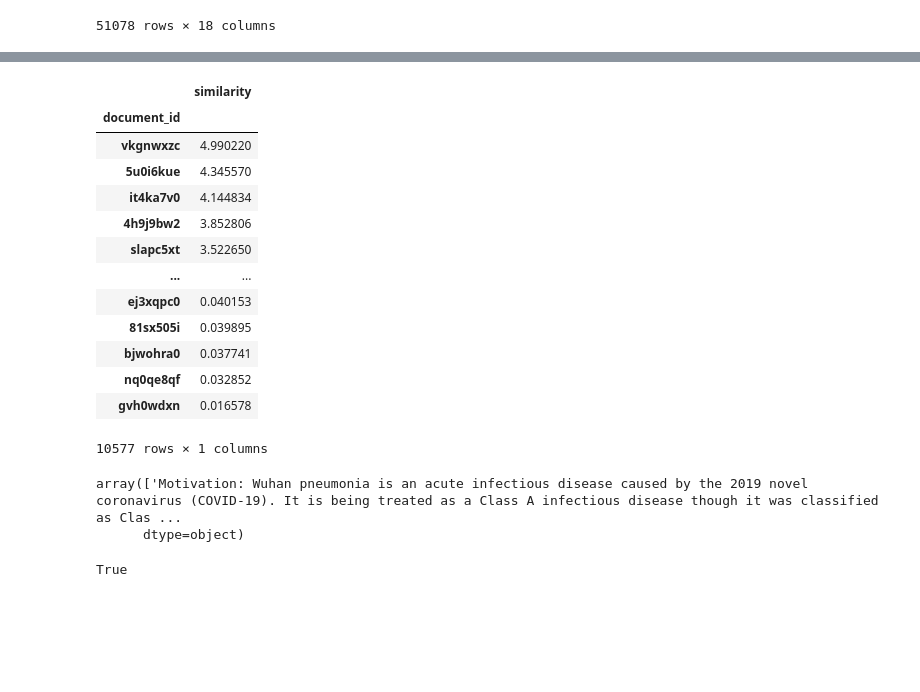
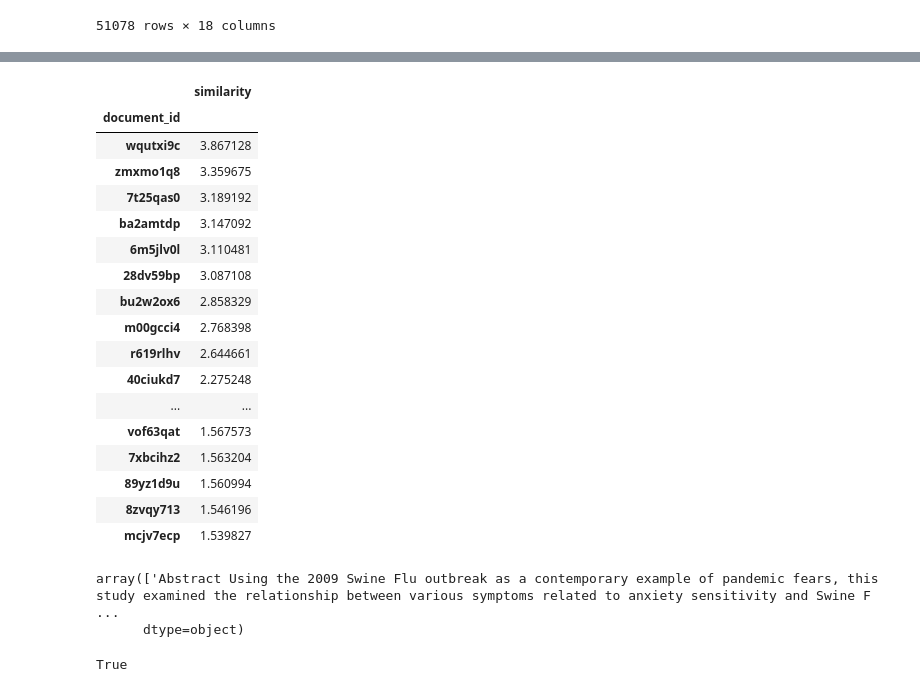
Before and after one commit to DomnenkoB/Hybrid-Search-Engine, a Jupyter notebook: Sample Notebook.ipynb, the cells around one changed output, grey strips where cells are left out. Cells and saved outputs as stored; diff of their text form; code cells hidden in the pictures; blank space fills up the shorter version.

```diff
--- a/Sample Notebook.ipynb
+++ b/Sample Notebook.ipynb
@@ -32,15 +40,27 @@ sample_df
 | 51076 | 4x1ckr2i | a67dae6e5f2b58a6f16aaed4011c694f9... | Elsevier | eIF3f: A central regulator of the... | 10.1016/j.biocel.2013.06.001 | PMC7108353 | 23769948.0 | els-covid | Abstract The eukaryotic initiatio... | 2013-10-31 | ... |
 | 51077 | 1peoakxt | NaN | Elsevier | The pathogenic role of virus-spec... | 10.1016/0165-5728(91)91228-5 | PMC7119703 | NaN | els-covid | NaN | 1991-12-31 | ... |
 51078 rows × 18 columns
+# %%
+LOAD_FROM_FILE = False
 # %%
 text_cols = ["title", "abstract"]
 id_column = "cord_uid"
 
-start_time = time.time()
+if LOAD_FROM_FILE:
+    index_df = pd.read_json("data/index_df_cs.json", orient="records")
+    documents_df = pd.read_json("data/documents_df_cs.json", orient="records")
 
-index_df, documents_df = build_index_from_df(sample_df, columns=text_cols, id_column=id_column, filtering_columns=[])
+    index_df["token vector"] = index_df["token vector"].apply(np.array)
 
-execution_time = time.time() - start_time
+    for col in text_cols:
+        index_df[col] = index_df[col].apply(np.array, dtype=np.int32)
+        index_df[f"{col} TF"] = index_df[f"{col} TF"].apply(np.array, dtype=np.int32)
+else:
+    start_time = time.time()
 
-print("--- %s seconds ---" % execution_time)
+    index_df, documents_df = build_index_from_df(sample_df, columns=text_cols, id_column=id_column, filtering_columns=[], lower=False)
+
+    execution_time = time.time() - start_time
+
+    print("--- %s seconds ---" % execution_time)
 # %% [output]
@@ -70,2 +71,4 @@ index_df.head(200)
 # %%
-engine = SearchEngine(index=index_df, documents_df=documents_df, columns=text_cols)
+config = {}
+config["lower"] = False
+engine = SearchEngine(index=index_df, documents_df=documents_df, columns=text_cols, config=config)
@@ -74,26 +75,32 @@ query = "covid incubation time"
+# %%
+query = "COVID symptoms"
 # %%
 result = engine.find(query=query)
 # %%
-result
+result.head(50)
 # %% [output]
 |  | similarity |
 | document_id |  |
-| vkgnwxzc | 4.990220 |
-| 5u0i6kue | 4.345570 |
-| it4ka7v0 | 4.144834 |
-| 4h9j9bw2 | 3.852806 |
-| slapc5xt | 3.522650 |
+| wqutxi9c | 3.867128 |
+| zmxmo1q8 | 3.359675 |
+| 7t25qas0 | 3.189192 |
+| ba2amtdp | 3.147092 |
+| 6m5jlv0l | 3.110481 |
+| 28dv59bp | 3.087108 |
+| bu2w2ox6 | 2.858329 |
+| m00gcci4 | 2.768398 |
+| r619rlhv | 2.644661 |
+| 40ciukd7 | 2.275248 |
 | ... | ... |
-| ej3xqpc0 | 0.040153 |
-| 81sx505i | 0.039895 |
-| bjwohra0 | 0.037741 |
-| nq0qe8qf | 0.032852 |
-| gvh0wdxn | 0.016578 |
+| vof63qat | 1.567573 |
+| 7xbcihz2 | 1.563204 |
+| 89yz1d9u | 1.560994 |
+| 8zvqy713 | 1.546196 |
+| mcjv7ecp | 1.539827 |
-10577 rows × 1 columns
 # %%
-meta_df.loc[meta_df["cord_uid"] == "vkgnwxzc"]["abstract"].values
+meta_df.loc[meta_df["cord_uid"] == "wqutxi9c"]["abstract"].values
 # %% [output]
-array(['Motivation: Wuhan pneumonia is an acute infectious disease caused by the 2019 novel coronavirus (COVID-19). It is being treated as a Class A infectious disease though it was classified as Clas ...
+array(['Abstract Using the 2009 Swine Flu outbreak as a contemporary example of pandemic fears, this study examined the relationship between various symptoms related to anxiety sensitivity and Swine F ...
       dtype=object)
 # %%
 sample_df.loc[result.index.values.tolist()]["abstract"][0]
```
Also changed, not shown: parts of 34 cells of this notebook, 3 other files.
